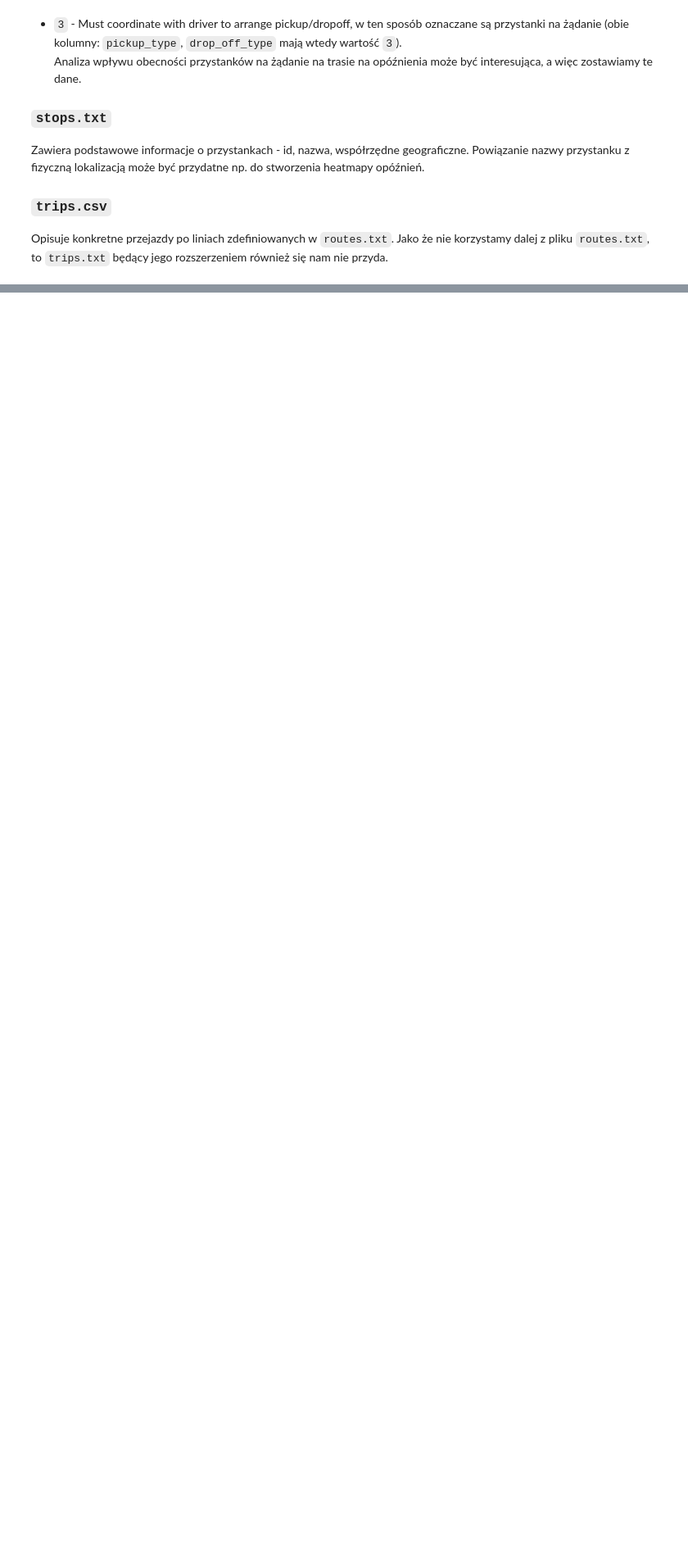
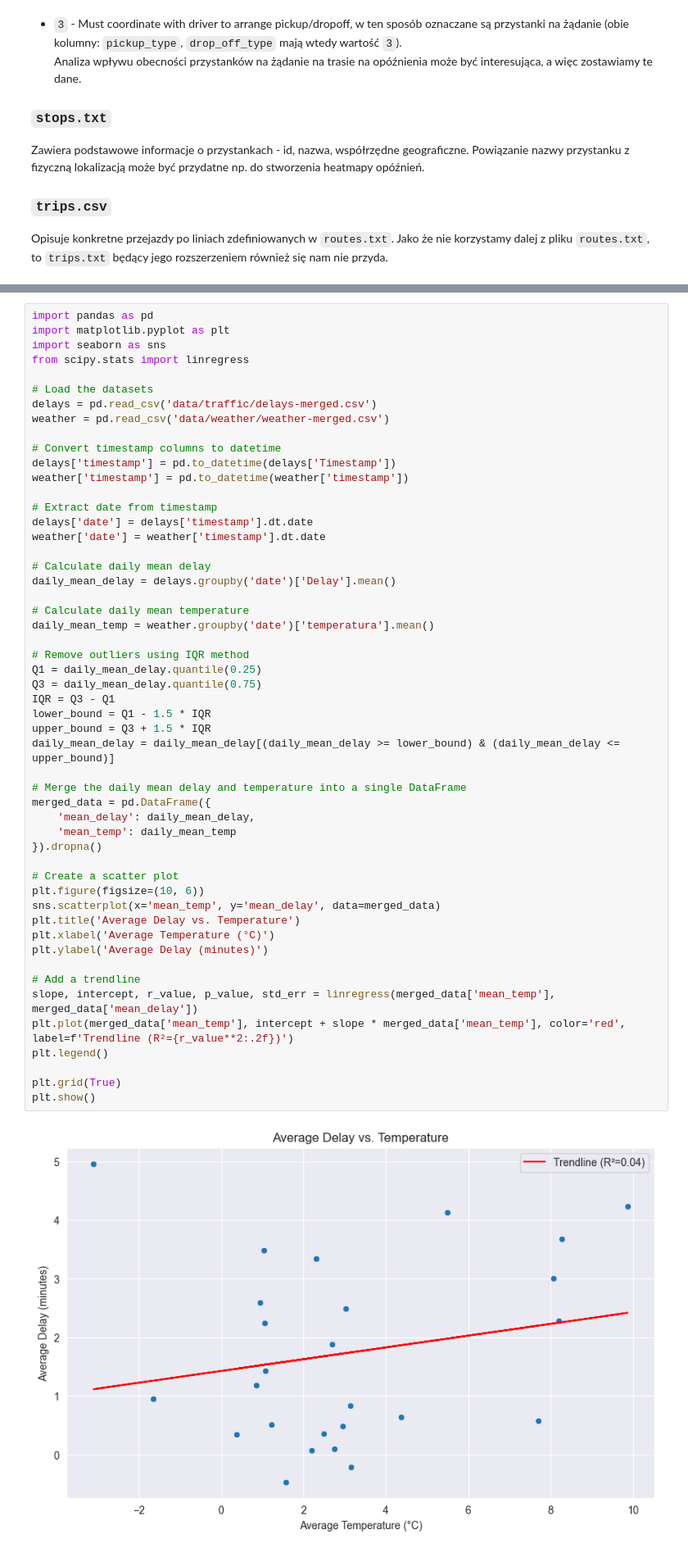
Before and after one commit to jakublaba/pad-koncowy, a Jupyter notebook: analiza.ipynb, the cells around one changed output, grey strips where cells are left out. Shown at 82% size. Drawn from its saved outputs; the diff is of its cells as text; blank space fills up the shorter version.

Commit message:
Add delay analysis

```diff
--- a/analiza.ipynb
+++ b/analiza.ipynb
@@ -79,0 +88,54 @@ Opisuje konkretne przejazdy po liniach zdefiniowanych w `routes.txt`. Jako że n
+# %%
+import pandas as pd
+import matplotlib.pyplot as plt
+import seaborn as sns
+from scipy.stats import linregress
+
+# Load the datasets
+delays = pd.read_csv('data/traffic/delays-merged.csv')
+weather = pd.read_csv('data/weather/weather-merged.csv')
+
+# Convert timestamp columns to datetime
+delays['timestamp'] = pd.to_datetime(delays['Timestamp'])
+weather['timestamp'] = pd.to_datetime(weather['timestamp'])
+
+# Extract date from timestamp
+delays['date'] = delays['timestamp'].dt.date
+weather['date'] = weather['timestamp'].dt.date
+
+# Calculate daily mean delay
+daily_mean_delay = delays.groupby('date')['Delay'].mean()
+
+# Calculate daily mean temperature
+daily_mean_temp = weather.groupby('date')['temperatura'].mean()
+
+# Remove outliers using IQR method
+Q1 = daily_mean_delay.quantile(0.25)
+Q3 = daily_mean_delay.quantile(0.75)
+IQR = Q3 - Q1
+lower_bound = Q1 - 1.5 * IQR
+upper_bound = Q3 + 1.5 * IQR
+daily_mean_delay = daily_mean_delay[(daily_mean_delay >= lower_bound) & (daily_mean_delay <= upper_bound)]
+
+# Merge the daily mean delay and temperature into a single DataFrame
+merged_data = pd.DataFrame({
+    'mean_delay': daily_mean_delay,
+    'mean_temp': daily_mean_temp
+}).dropna()
+
+# Create a scatter plot
+plt.figure(figsize=(10, 6))
+sns.scatterplot(x='mean_temp', y='mean_delay', data=merged_data)
+plt.title('Average Delay vs. Temperature')
+plt.xlabel('Average Temperature (°C)')
+plt.ylabel('Average Delay (minutes)')
+
+# Add a trendline
+slope, intercept, r_value, p_value, std_err = linregress(merged_data['mean_temp'], merged_data['mean_delay'])
+plt.plot(merged_data['mean_temp'], intercept + slope * merged_data['mean_temp'], color='red', label=f'Trendline (R²={r_value**2:.2f})')
+plt.legend()
+
+plt.grid(True)
+plt.show()
+# %% [output]
+[figure, added]
```
Also changed, not shown: parts of 24 cells of this notebook, 3 other files.
